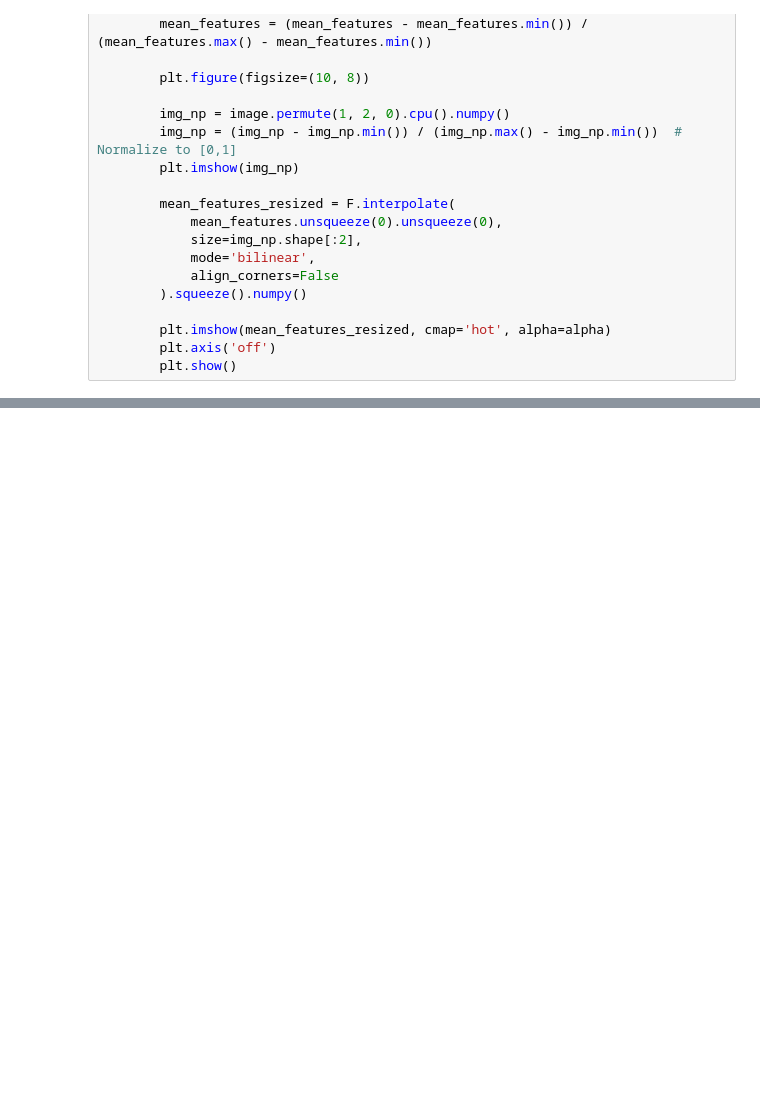
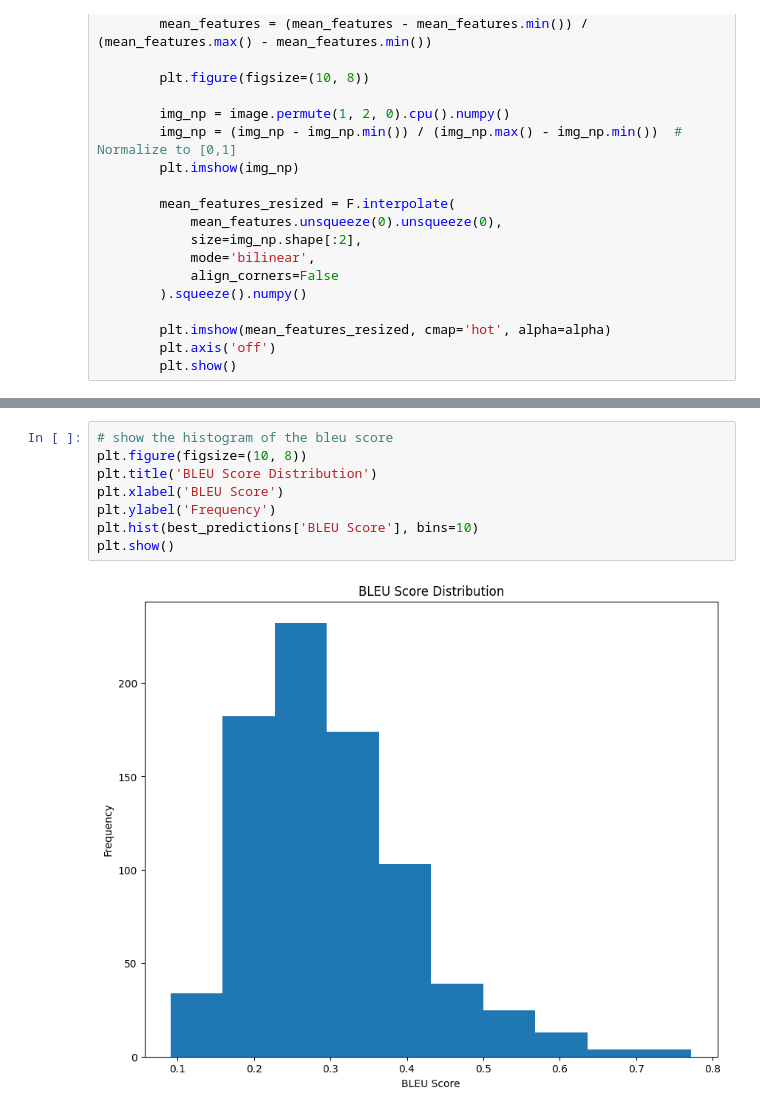
Before and after one commit to Danialmoa/image_captioning, a Jupyter notebook: notebooks/show_results.ipynb, the cells around one changed output, grey strips where cells are left out. Drawn from its saved outputs; the diff is of its cells as text; blank space fills up the shorter version.

```diff
--- a/notebooks/show_results.ipynb
+++ b/notebooks/show_results.ipynb
@@ -117,0 +148,10 @@ visualize_features_overlay(image, model)
+# %%
+# show the histogram of the bleu score
+plt.figure(figsize=(10, 8))
+plt.title('BLEU Score Distribution')
+plt.xlabel('BLEU Score')
+plt.ylabel('Frequency')
+plt.hist(best_predictions['BLEU Score'], bins=10)
+plt.show()
+# %% [output]
+[figure, added]
```
Also changed, not shown: parts of 3 cells of this notebook, 15 other files.
